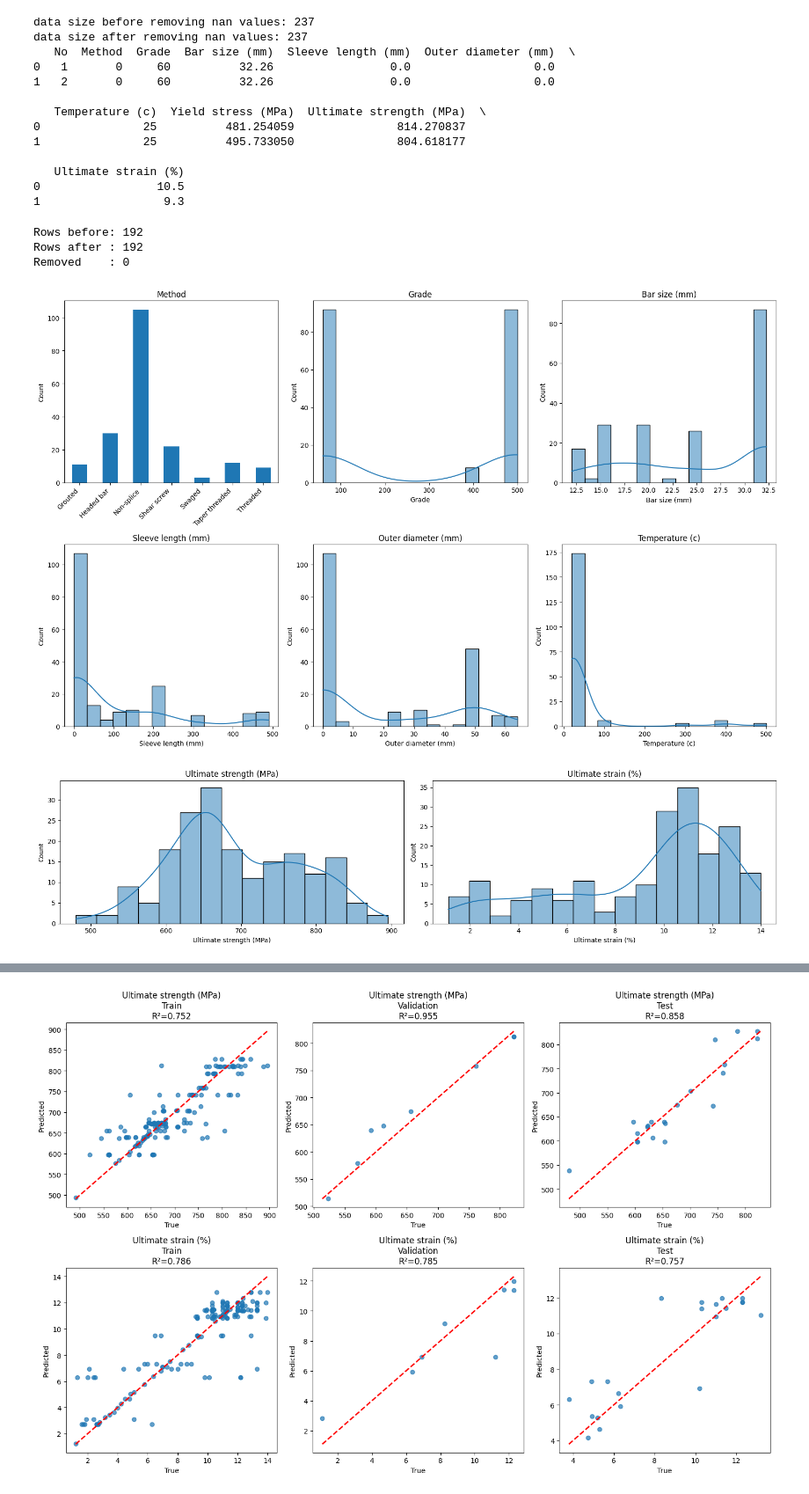
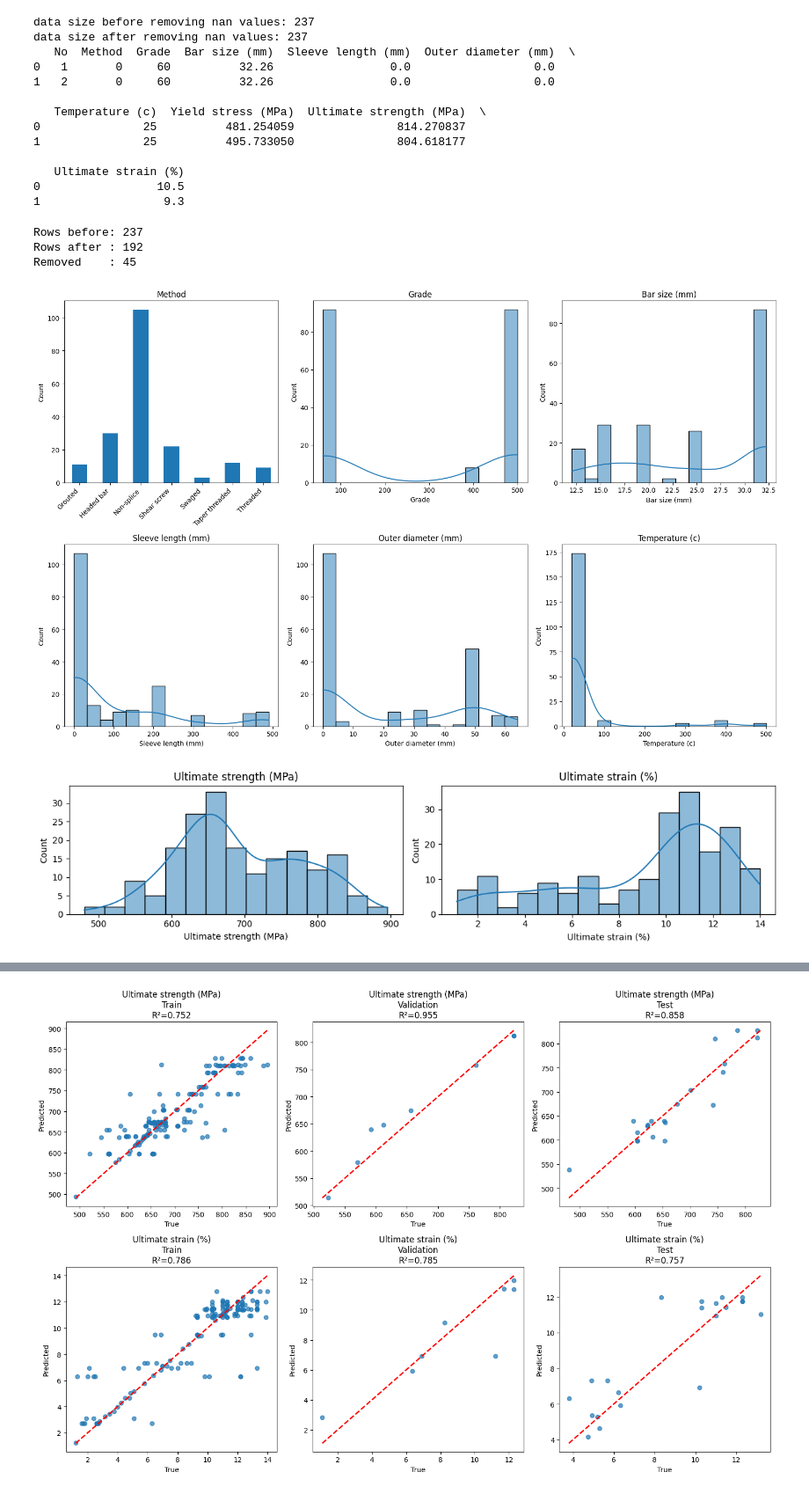
Before and after one commit to hdabiri-Mide/HDabiri_personal, a Jupyter notebook: StressStrainPaper/StressStrainData.ipynb, the cells around one changed output, grey strips where cells are left out. Shown at 88% size. Drawn from its saved outputs; the diff is of its cells as text; code cells hidden in the pictures.

```diff
--- a/StressStrainPaper/StressStrainData.ipynb
+++ b/StressStrainPaper/StressStrainData.ipynb
@@ -51,11 +51,11 @@ print(f"Rows after : {n_after}")
 print(f"Removed    : {n_before - n_after}")
 
 ## Drop the "Yield stress (MPa)" column as it is not a target variable and has many missing values.
-df_clean = df_clean.drop(columns=["Yield stress (MPa)"]).copy()
+df_clean = df_clean.drop(columns=["Yield stress (MPa)", "No"]).copy()
 # %% [output]
-Rows before: 192
+Rows before: 237
 Rows after : 192
-Removed    : 0
+Removed    : 45
 # %%
 ##======================================== Histograms of Inputs and Outputs ========================================
 
@@ -140,35 +140,35 @@ for i, col in enumerate(input_cols):
             kde=True,
             ax=ax
         )
 
     ax.set_title(col)
 
 plt.tight_layout()
 plt.show()
 
 # ============================================================
 # HISTOGRAMS OF OUTPUTS
 # ============================================================
 
-fig, axes = plt.subplots(1, 2, figsize=(16, 4))
+fig, axes = plt.subplots(1, 2, figsize=(12, 3))
 
 for ax, col in zip(axes, output_cols):
 
     sns.histplot(
         data=df_clean,
         x=col,
         bins=15,
         kde=True,
         ax=ax
     )
 
     ax.set_title(col)
 
 plt.tight_layout()
 plt.show()
 # %% [output]
 [figure]
-[figure, old version]
+[figure, new version]
 # %%
 import numpy as np
 import pandas as pd
```
Also changed, not shown: parts of 3 cells of this notebook.
